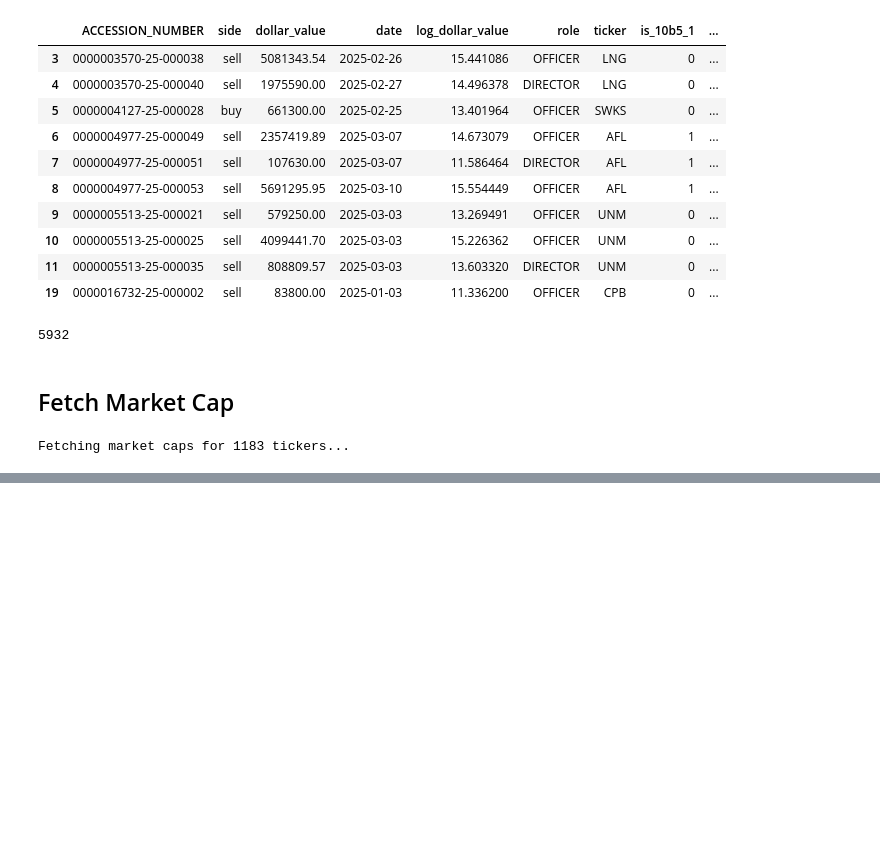
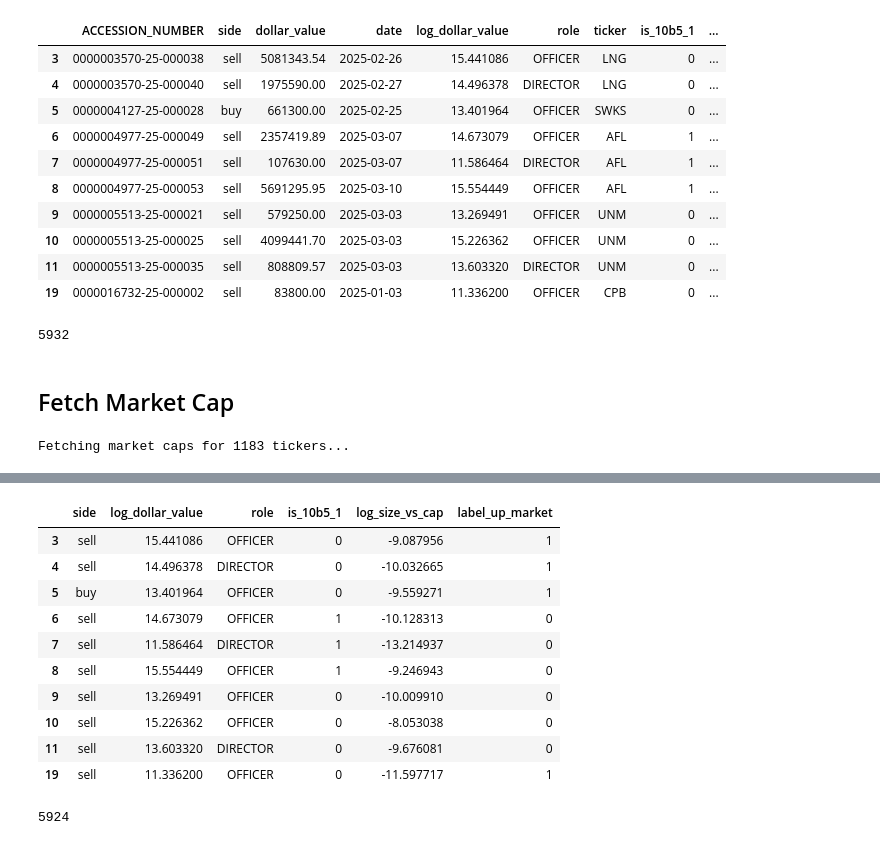
Before and after one commit to jefreybulla/insider-trading-signal, a Jupyter notebook: ETL/build_labels.ipynb, the cells around one changed output, grey strips where cells are left out. Drawn from its saved outputs; the diff is of its cells as text; code cells hidden in the pictures; blank space fills up the shorter version.

```diff
--- a/ETL/build_labels.ipynb
+++ b/ETL/build_labels.ipynb
@@ -204,0 +347,18 @@ Fetching market caps for 1183 tickers...
+# %%
+events.head(10)
+# %% [output]
+|  | side | log_dollar_value | role | is_10b5_1 | log_size_vs_cap | label_up_market |
+| 3 | sell | 15.441086 | OFFICER | 0 | -9.087956 | 1 |
+| 4 | sell | 14.496378 | DIRECTOR | 0 | -10.032665 | 1 |
+| 5 | buy | 13.401964 | OFFICER | 0 | -9.559271 | 1 |
+| 6 | sell | 14.673079 | OFFICER | 1 | -10.128313 | 0 |
+| 7 | sell | 11.586464 | DIRECTOR | 1 | -13.214937 | 0 |
+| 8 | sell | 15.554449 | OFFICER | 1 | -9.246943 | 0 |
+| 9 | sell | 13.269491 | OFFICER | 0 | -10.009910 | 0 |
+| 10 | sell | 15.226362 | OFFICER | 0 | -8.053038 | 0 |
+| 11 | sell | 13.603320 | DIRECTOR | 0 | -9.676081 | 0 |
+| 19 | sell | 11.336200 | OFFICER | 0 | -11.597717 | 1 |
+# %%
+print(len(events))
+# %% [output]
+5924
```
Also changed, not shown: parts of 16 cells of this notebook, 2 other files.
